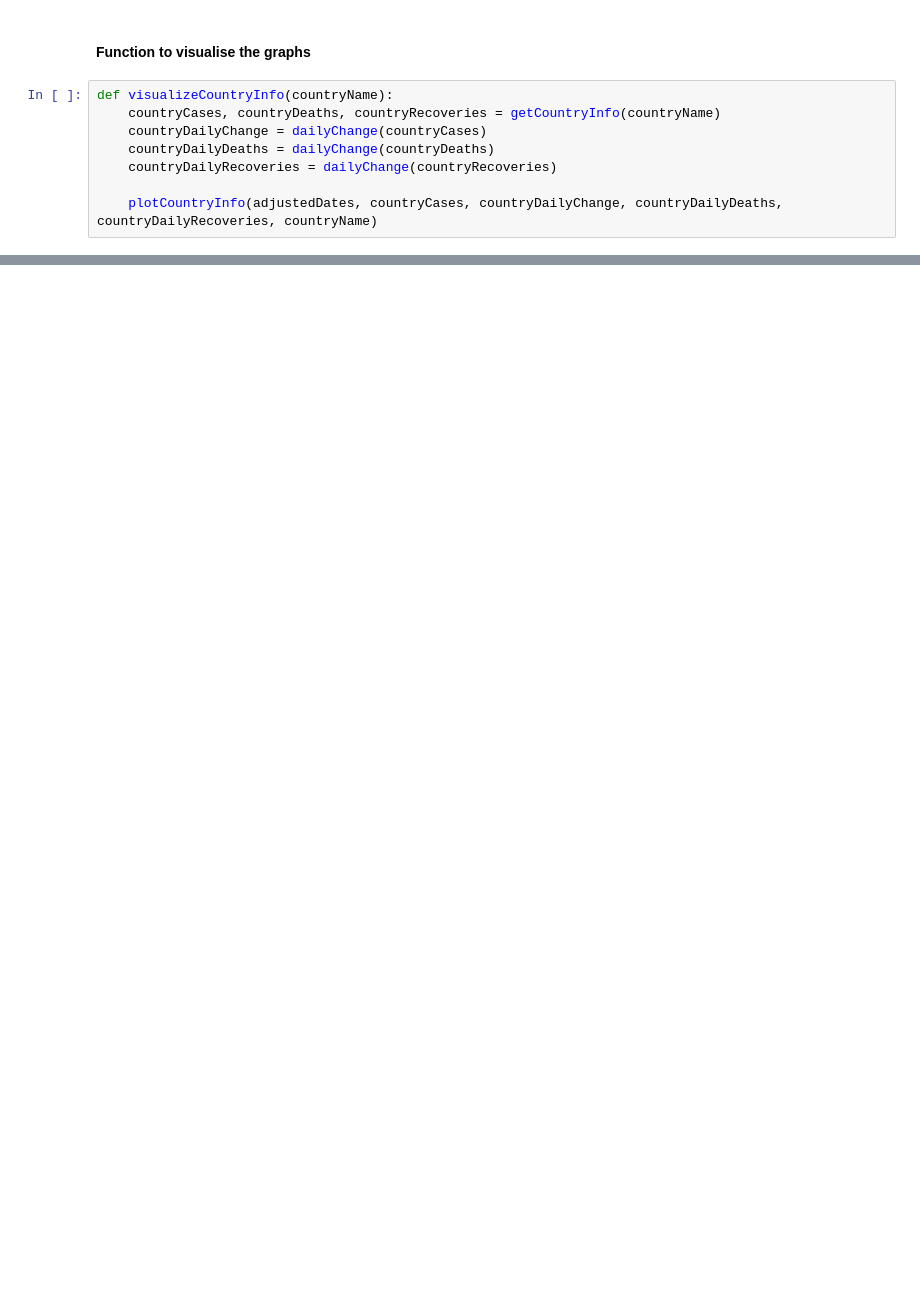
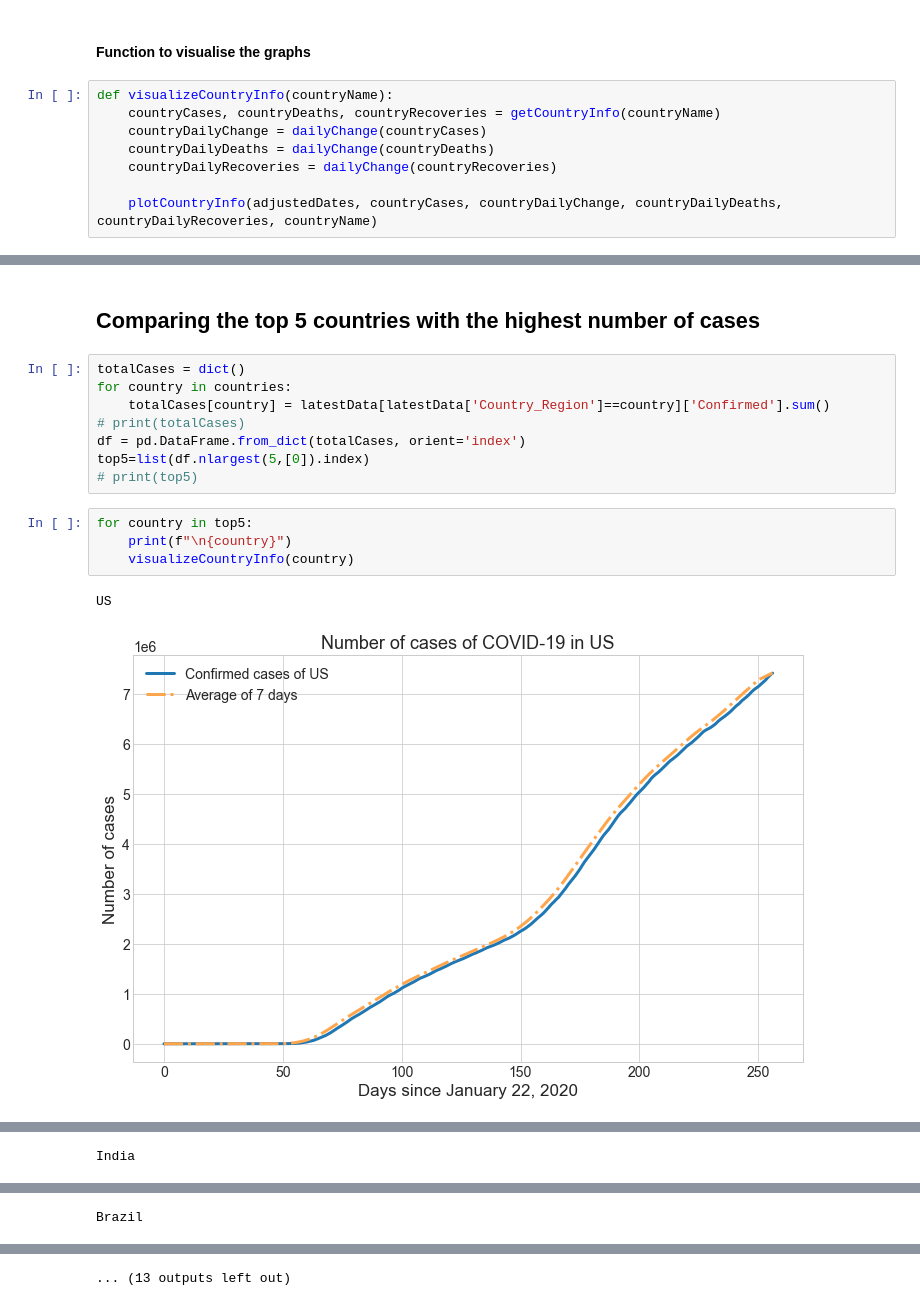
Before and after one commit to Sid1298/Project_COVID-19_Analysis, a Jupyter notebook: covid_prediction.ipynb, the cells around one changed output, grey strips where cells are left out. Cells and saved outputs as stored; diff of their text form; blank space fills up the shorter version.

```diff
--- a/covid_prediction.ipynb
+++ b/covid_prediction.ipynb
@@ -632,0 +633,17 @@ visualizeCountryInfo(country)
+# %% [markdown]
+## Comparing the top 5 countries with the highest number of cases
+# %%
+totalCases = dict()
+for country in countries:
+    totalCases[country] = latestData[latestData['Country_Region']==country]['Confirmed'].sum()
+# print(totalCases)
+df = pd.DataFrame.from_dict(totalCases, orient='index')
+top5=list(df.nlargest(5,[0]).index)
+# print(top5)
+# %%
+for country in top5:
+    print(f"\n{country}")
+    visualizeCountryInfo(country)
+# %% [output]
+US
+[figure, added]
@@ -632,0 +653 @@ visualizeCountryInfo(country)
+India
@@ -632,0 +658 @@ visualizeCountryInfo(country)
+Brazil
@@ -632,0 +660 @@ visualizeCountryInfo(country)
+... (13 outputs left out)
```
Also changed, not shown: parts of 31 cells of this notebook.
